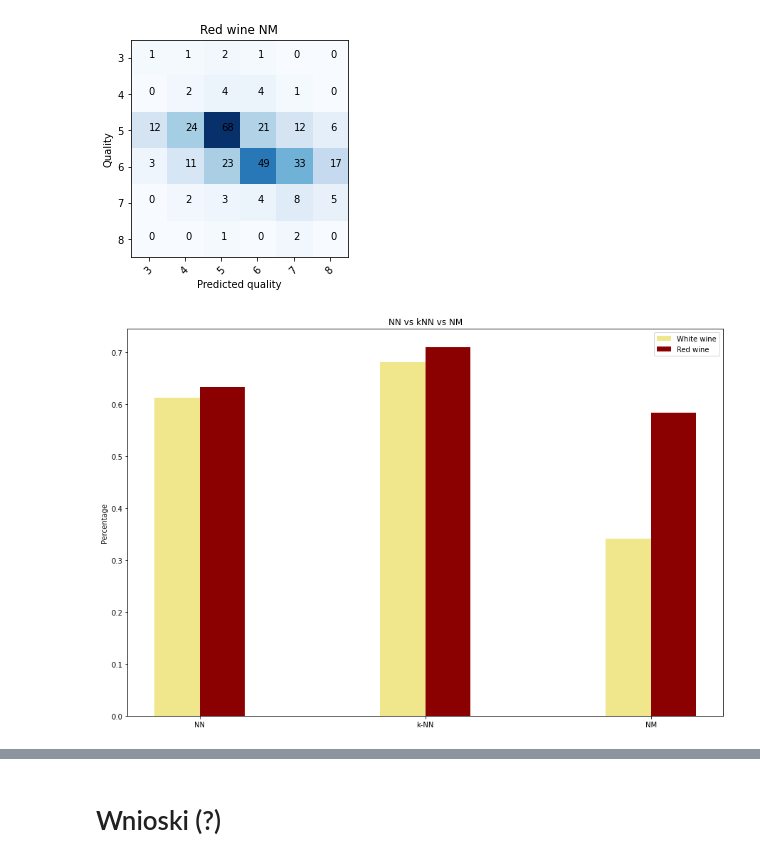
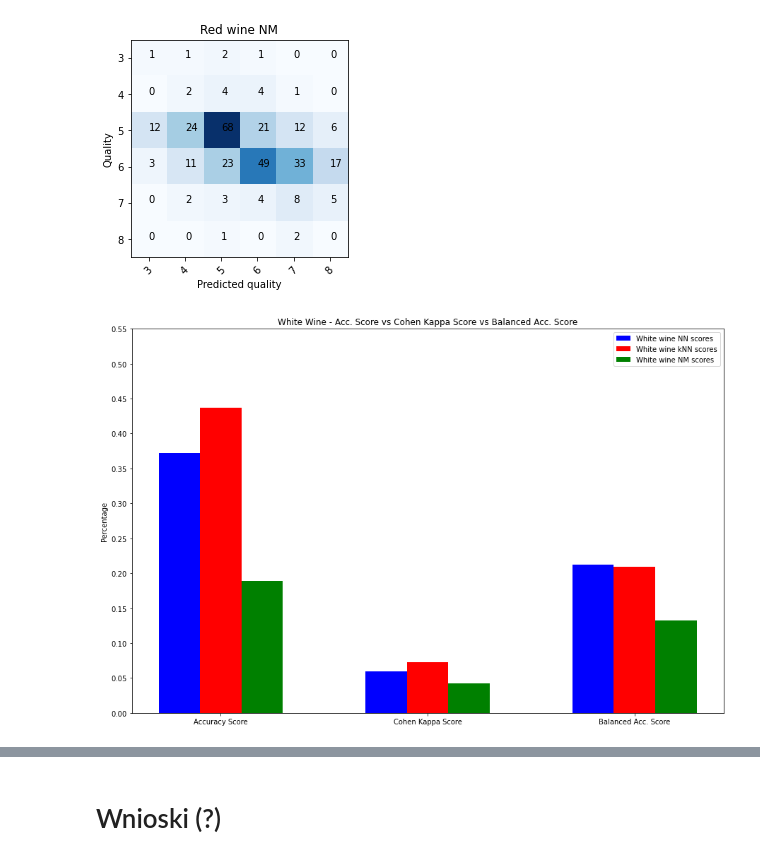
Before and after one commit to startled-cat/wine-quality-classification, a Jupyter notebook: projekt/wine.ipynb, the cells around one changed output, grey strips where cells are left out. Cells and saved outputs as stored; diff of their text form; code cells hidden in the pictures.

Commit message:
Comparison plot fixed

```diff
--- a/projekt/wine.ipynb
+++ b/projekt/wine.ipynb
@@ -371,6 +371,8 @@ def print_results(title, y_true, y_pred):
     print(f'Cohen Kappa Score:   {100*acc[1]:8.2f}%')
     print(f'Balanced Acc. Score: {100*acc[2]:8.2f}%')
     print(f'Our Score:           {100*wine_acc:8.2f}%')
+
+    return acc
 
 def nearest_neighbor_classifier(wine):
     train = wine.train.iloc[:, wine.best_features]
@@ -508,13 +510,13 @@ scores = {}
 # NN
 print(f'White wine featutres: {white_wine.best_features}')
 white_wine_true, white_wine_pred = nearest_neighbor_classifier(white_wine)
-print_results('NN White wine', white_wine_true, white_wine_pred)
+ww_nn_acc = print_results('NN White wine', white_wine_true, white_wine_pred)
 draw_confusion_matrix(white_wine_true, white_wine_pred, 'White wine NN')
 
 
 print(f'Red wine featutres: {red_wine.best_features}')
 red_wine_true, red_wine_pred = nearest_neighbor_classifier(red_wine)
-print_results('NN Red wine', red_wine_true, red_wine_pred)
+rw_nn_acc = print_results('NN Red wine', red_wine_true, red_wine_pred)
 draw_confusion_matrix(red_wine_true, red_wine_pred, 'Red wine NN')
 
 scores['NN'] = {}
@@ -552,7 +554,7 @@ for k in range(1, 20):
         best_score = score
 print(f'best k = {best_k}')
 white_wine_true, white_wine_pred = k_nearest_neighbor_classifier(white_wine, best_k)
-print_results('k-NN White wine', white_wine_true, white_wine_pred)
+ww_knn_acc = print_results('k-NN White wine', white_wine_true, white_wine_pred)
 draw_confusion_matrix(white_wine_true, white_wine_pred, 'White wine k-NN')
 
 
@@ -568,7 +570,7 @@ for k in range(1, 20):
         best_score = score
 print(f'best k = {best_k}')
 red_wine_true, red_wine_pred = k_nearest_neighbor_classifier(red_wine, best_k)
-print_results('k-NN Red wine', red_wine_true, red_wine_pred)
+rw_knn_acc = print_results('k-NN Red wine', red_wine_true, red_wine_pred)
 draw_confusion_matrix(red_wine_true, red_wine_pred, 'Red wine k-NN')
 
 scores['k-NN'] = {}
@@ -597,12 +599,12 @@ Our Score:              70.94%
 # nm
 print(f'NM White wine - featutres: {white_wine.best_features}')
 white_nm_true, white_nm_pred = nearest_mean_classifier(white_wine)
-print_results('NM White wine', white_nm_true, white_nm_pred)
+ww_nm_acc = print_results('NM White wine', white_nm_true, white_nm_pred)
 draw_confusion_matrix(white_nm_true, white_nm_pred, 'White wine NM')
 
 print(f'NM Red wine - featutres: {red_wine.best_features}')
 red_nm_true, red_nm_pred = nearest_mean_classifier(red_wine)
-print_results('NM Red wine', red_nm_true, red_nm_pred)
+rw_nm_acc = print_results('NM Red wine', red_nm_true, red_nm_pred)
 draw_confusion_matrix(red_nm_true, red_nm_pred, 'Red wine NM')
 
 
@@ -627,33 +629,40 @@ Our Score:              58.28%
 # %%
 import matplotlib.pyplot as plt
 
 # Labels
-names = [key for key in scores.keys()]
+names = ['Accuracy Score', 'Cohen Kappa Score', 'Balanced Acc. Score']
 x = np.arange(len(names))
 
-# White wine accuracies
-white_wine_acc = [value['white'] for value in scores.values()]
+# White wine NN accuracies without 'our score'
+ww_nn_scores = ww_nn_acc[:3]
 
-# Red wine accuracies
-red_wine_acc = [value['red'] for value in scores.values()]
+# White wine kNN accuracies without 'our score'
+ww_knn_scores = ww_knn_acc[:3]
+
+# White wine NM accuracies without 'our score'
+ww_nm_scores = ww_nm_acc[:3]
+
 
 # Width of bars
-width = 0.20
+width = 0.2
 
 # Plot
 fig, ax = plt.subplots()
-white_bars = ax.bar(x - width/2, white_wine_acc, width, label='White wine', color='khaki')
-red_bars = ax.bar(x + width/2, red_wine_acc, width, label='Red wine', color='darkred')
 
-ax.set_title('NN vs kNN vs NM')
+acc_score_bar = ax.bar(x - width, ww_nn_scores, width, label='White wine NN scores', color='b')
+cohen_kapp_score_bar = ax.bar(x, ww_knn_scores, width, label='White wine kNN scores', color='r')
+balanced_acc_score = ax.bar(x + width, ww_nm_scores, width, label='White wine NM scores', color='g')
+
+ax.set_title('White Wine - Acc. Score vs Cohen Kappa Score vs Balanced Acc. Score')
 ax.set_ylabel('Percentage')
 ax.set_xticks(x)
 ax.set_xticklabels(names)
+ax.yaxis.set_ticks(np.arange(0, 0.6, 0.05))
 ax.legend()
 
 fig.set_figheight(10)
 fig.set_figwidth(15)
 
 plt.show()
 # %% [output]
-[figure, old version]
+[figure, new version]
```
Also changed, not shown: parts of 3 cells of this notebook.
